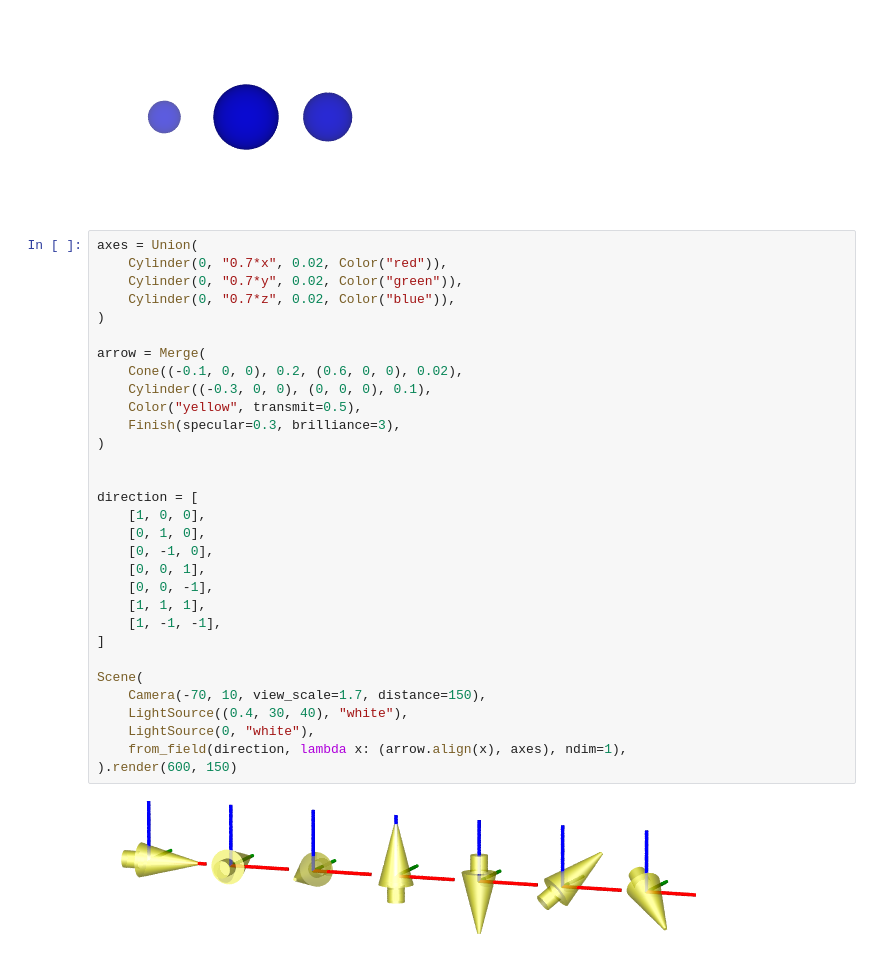
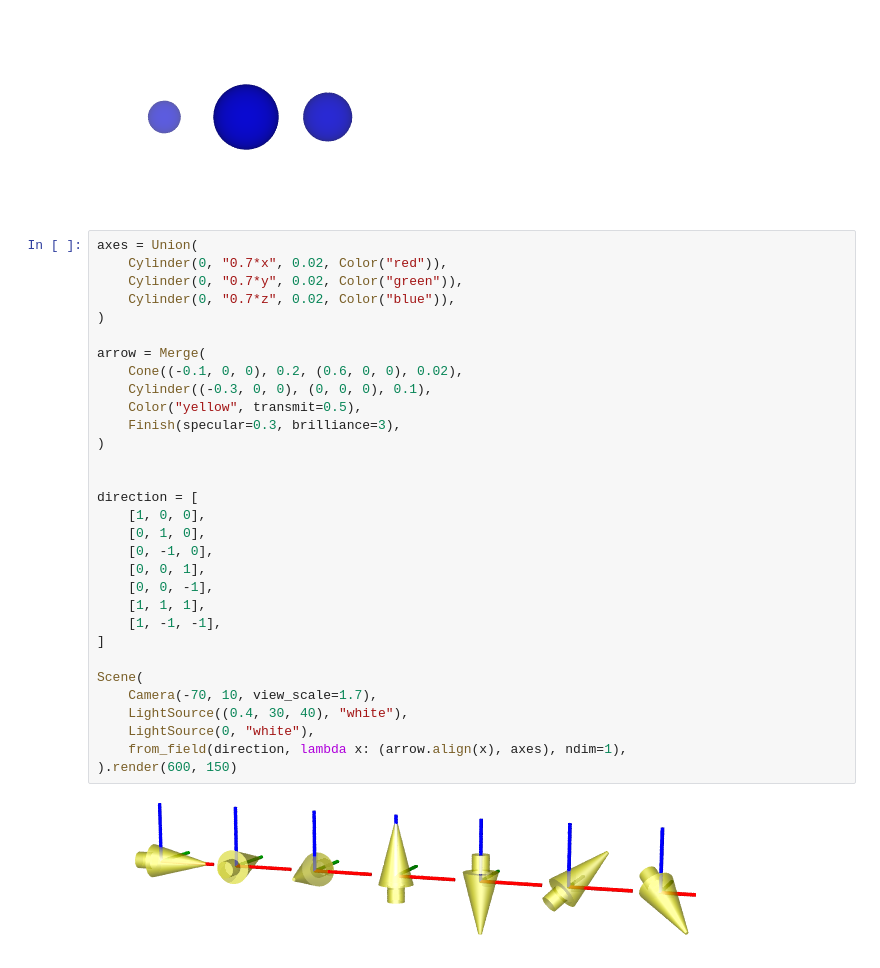
Before and after one commit to daizutabi/fdray, a Jupyter notebook: docs/notebooks/data/field.ipynb, the cells around one changed output. Drawn from its saved outputs; the diff is of its cells as text.

```diff
--- a/docs/notebooks/data/field.ipynb
+++ b/docs/notebooks/data/field.ipynb
@@ -18,32 +18,32 @@ Scene(
 axes = Union(
     Cylinder(0, "0.7*x", 0.02, Color("red")),
     Cylinder(0, "0.7*y", 0.02, Color("green")),
     Cylinder(0, "0.7*z", 0.02, Color("blue")),
 )
 
 arrow = Merge(
     Cone((-0.1, 0, 0), 0.2, (0.6, 0, 0), 0.02),
     Cylinder((-0.3, 0, 0), (0, 0, 0), 0.1),
     Color("yellow", transmit=0.5),
     Finish(specular=0.3, brilliance=3),
 )
 
 
 direction = [
     [1, 0, 0],
     [0, 1, 0],
     [0, -1, 0],
     [0, 0, 1],
     [0, 0, -1],
     [1, 1, 1],
     [1, -1, -1],
 ]
 
 Scene(
-    Camera(-70, 10, view_scale=1.7, distance=150),
+    Camera(-70, 10, view_scale=1.7),
     LightSource((0.4, 30, 40), "white"),
     LightSource(0, "white"),
     from_field(direction, lambda x: (arrow.align(x), axes), ndim=1),
 ).render(600, 150)
 # %% [output]
-[figure, old version]
+[figure, new version]
```
Also changed, not shown: 3 other files.
